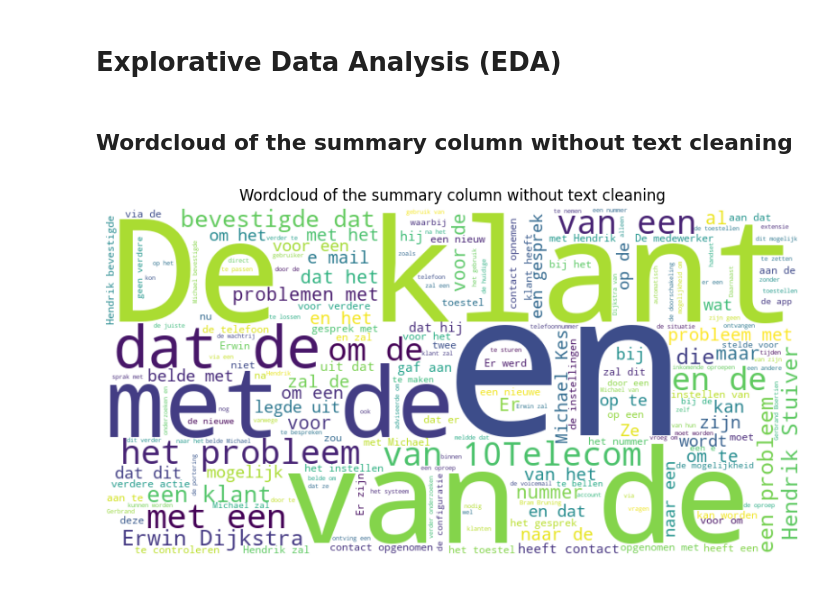
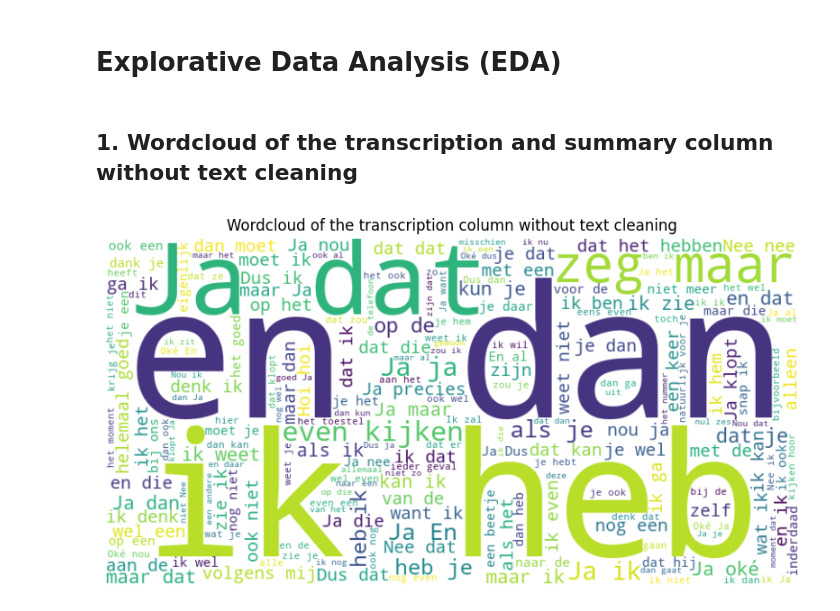
Before and after one commit to fredboneML/RECIPE_AGENT, a Jupyter notebook: notebooks/ai_analyzer.ipynb, the cells around one changed output. Cells and saved outputs as stored; diff of their text form; code cells hidden in the pictures.

```diff
--- a/notebooks/ai_analyzer.ipynb
+++ b/notebooks/ai_analyzer.ipynb
@@ -47,7 +47,7 @@ df.size
 # %% [markdown]
 # Explorative Data Analysis (EDA)
 # %% [markdown]
-## Wordcloud of the summary column without text cleaning
+ ## 1. Wordcloud of the transcription and summary column without text cleaning
 # %%
 # Importing required libraries
 import pandas as pd
@@ -55,20 +55,23 @@ from wordcloud import WordCloud
 import matplotlib.pyplot as plt
 import json
 
-# Extract the 'summary' column
-summaries = df['summary'].dropna()
+def generate_wordcloud(df, col_name):
+    # Extract the specified column
+    col_spec = df[col_name].dropna()
 
-# Combine all summaries into one text string
-text = " ".join(summaries)
+    # Combine all entries of the specified column into one text string
+    text = " ".join(col_spec)
 
-# Generate the word cloud
-wordcloud = WordCloud(width=800, height=400, background_color='white').generate(text)
+    # Generate the word cloud
+    wordcloud = WordCloud(width=800, height=400, background_color='white').generate(text)
 
-# Display the word cloud using matplotlib
-plt.figure(figsize=(10, 5))
-plt.imshow(wordcloud, interpolation='bilinear')
-plt.axis('off')  # No axes for the word cloud
-plt.title('Wordcloud of the summary column without text cleaning')
-plt.show()
+    # Display the word cloud using matplotlib
+    plt.figure(figsize=(10, 5))
+    plt.imshow(wordcloud, interpolation='bilinear')
+    plt.axis('off')  # No axes for the word cloud
+    plt.title(f'Wordcloud of the {col_name} column without text cleaning')
+    plt.show()
-# %% [output]
-[figure, removed]
+# %%
+generate_wordcloud(df=df, col_name='transcription')
+# %% [output]
+[figure, added]
```
Also changed, not shown: parts of 15 cells of this notebook.
